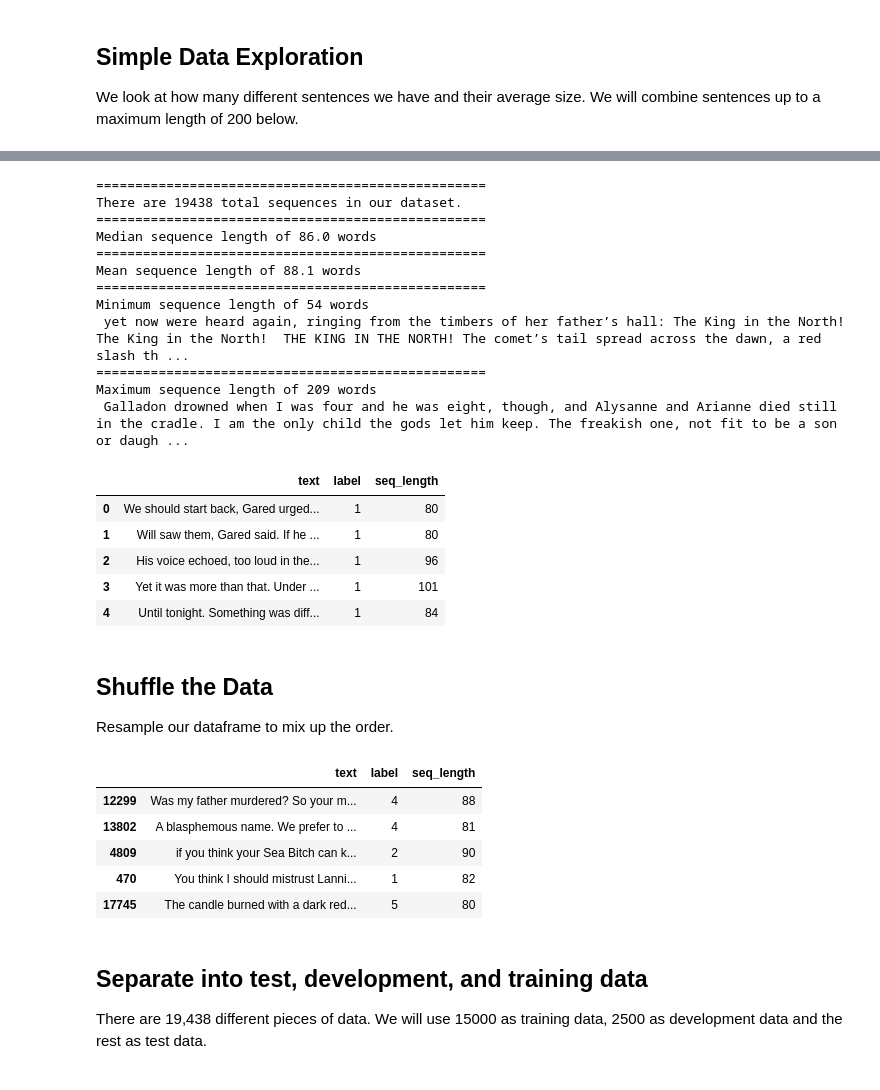
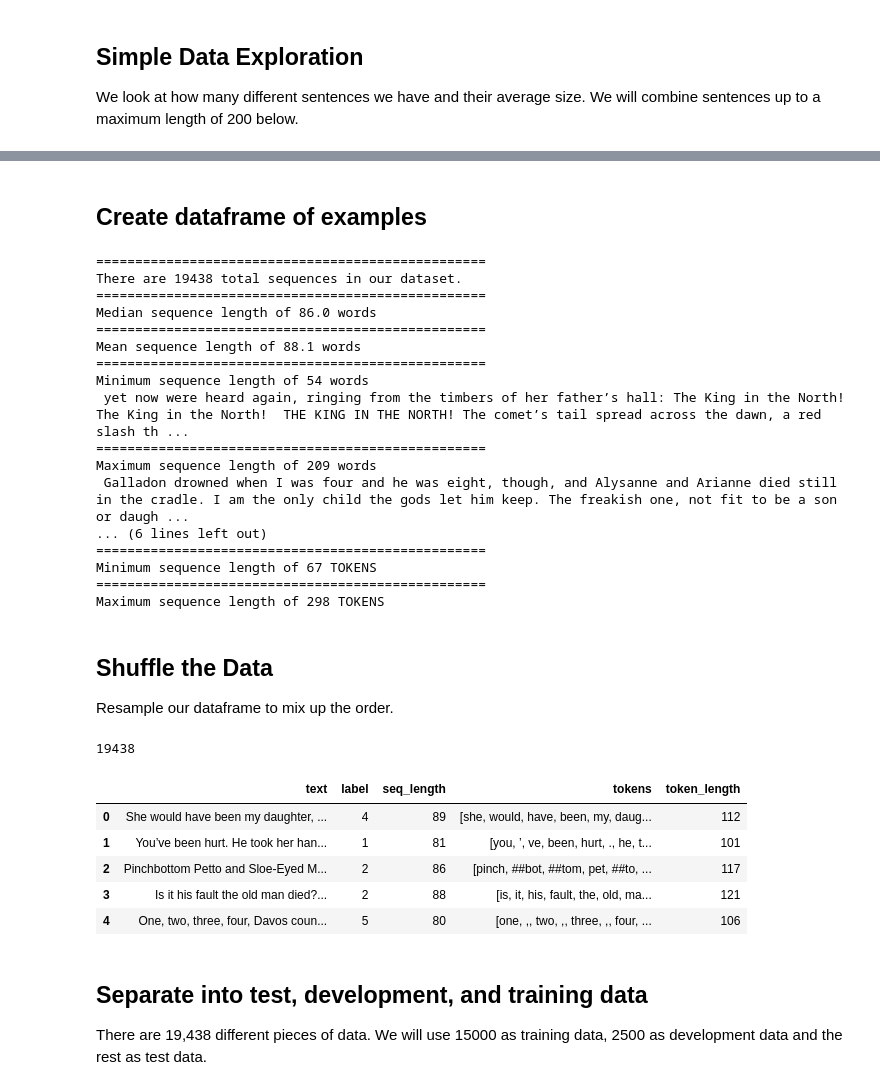
Before and after one commit to tomgoter/nlp_finalproject, a Jupyter notebook: generate_data.ipynb, the cells around one changed output, grey strips where cells are left out. Cells and saved outputs as stored; diff of their text form; code cells hidden in the pictures.

```diff
--- a/generate_data.ipynb
+++ b/generate_data.ipynb
@@ -23,8 +24,11 @@ line_sep = "="*50 + "\n"
 ## Create the Dataset
 This portion of the code basically brings in five text files, one for each Game of Thrones book. It loops over each line in each book and assesses whether the line is a chapter title. In Game of Thrones, chapter titles are character names. In each of the text files, chapter titles are presented as the only word on a new line and in all capital letters. Therefore, with some simple string operations we can generate a set of chapter labels. In all there are 17 unique chapter titles, including a "PROLOGUE" title.
 # %%
-# Assumes book text files are in current working directory
-book_files = sorted([book for book in os.listdir('./') if "got_book" in book])
+#
+data_path = './Data/raw_data/'
+
+#
+book_files = sorted([data_path + book for book in os.listdir(data_path) if "got_book" in book])
 
 print(line_sep + "Processing the following files:")
 for book in book_files:
@@ -125,7 +129,7 @@ sentence_ds = []
 
 # Create a spacy pipeline that tokenizes and sentencizes our chapters.
 sentencizer = nlp.create_pipe("sentencizer")
-# nlp.add_pipe(sentencizer)
+nlp.add_pipe(sentencizer)
 
 # Create counter for labels
 d = 0
@@ -228,12 +231,19 @@ while sents:
     groups.append((grouped_sent, df.loc[c].label))
     grouped_sent = ""
     x=0
+# %% [markdown]
+## Create dataframe of examples
+# %%
+group_df = pd.DataFrame(groups,columns=['text', 'label'])
+
+# Add sequence length to dataframe
+group_df['seq_length'] = group_df.text.map(lambda x: len(x.split()))
+
+# Tokenize and add length of sequences that will be used by the actual model
+tokenizer = tokenization.FullTokenizer('bert_pretrained/bert_base/vocab.txt')
+group_df['tokens'] = group_df.text.map(lambda x: tokenizer.tokenize(x))
+group_df['token_length'] = group_df.tokens.map(lambda x: len(x))
 # %%
-group_df = pd.DataFrame(groups,columns=['text', 'label'])
-
-# Add sequence length to dataframe
-group_df['seq_length'] = group_df.text.map(lambda x: len(x.split()))
-
 #
 print(line_sep+"There are {} total sequences in our dataset.".format(len(group_df)))
 print(line_sep+"Median sequence length of {} words".format(group_df.seq_length.median()))
@@ -242,6 +252,11 @@ print(line_sep+"Minimum sequence length of {} words".format(group_df.seq_length.
 print(group_df.iloc[group_df.seq_length.idxmin()].text)
 print(line_sep+"Maximum sequence length of {} words".format(group_df.seq_length.max()))
 print(group_df.iloc[group_df.seq_length.idxmax()].text)
+print(line_sep)
+print(line_sep+"Median sequence length of {} TOKENS".format(group_df.token_length.median()))
+print(line_sep+"Mean sequence length of {:.1f} TOKENS".format(group_df.token_length.mean()))
+print(line_sep+"Minimum sequence length of {} TOKENS".format(group_df.token_length.min()))
+print(line_sep+"Maximum sequence length of {} TOKENS".format(group_df.token_length.max()))
 # %% [output]
 ==================================================
 There are 19438 total sequences in our dataset.
@@ -255,25 +270,23 @@ Minimum sequence length of 54 words
 ==================================================
 Maximum sequence length of 209 words
  Galladon drowned when I was four and he was eight, though, and Alysanne and Arianne died still in the cradle. I am the only child the gods let him keep. The freakish one, not fit to be a son or daugh ...
+... (6 lines left out)
+==================================================
+Minimum sequence length of 67 TOKENS
+==================================================
+Maximum sequence length of 298 TOKENS
-# %%
-group_df.head()
-# %% [output]
-|  | text | label | seq_length |
-| 0 | We should start back, Gared urged... | 1 | 80 |
-| 1 | Will saw them, Gared said. If he ... | 1 | 80 |
-| 2 | His voice echoed, too loud in the... | 1 | 96 |
-| 3 | Yet it was more than that. Under ... | 1 | 101 |
-| 4 | Until tonight. Something was diff... | 1 | 84 |
 # %% [markdown]
 ## Shuffle the Data
 Resample our dataframe to mix up the order.
 # %%
-group_df = group_df.sample(frac=1.0)
+group_df = group_df.sample(frac=1.0).reset_index(drop=True)
+print(len(group_df))
 group_df.head(5)
 # %% [output]
+19438
-|  | text | label | seq_length |
-| 12299 | Was my father murdered? So your m... | 4 | 88 |
-| 13802 | A blasphemous name. We prefer to ... | 4 | 81 |
-| 4809 | if you think your Sea Bitch can k... | 2 | 90 |
-| 470 | You think I should mistrust Lanni... | 1 | 82 |
-| 17745 | The candle burned with a dark red... | 5 | 80 |
+|  | text | label | seq_length | tokens | token_length |
+| 0 | She would have been my daughter, ... | 4 | 89 | [she, would, have, been, my, daug... | 112 |
+| 1 | You’ve been hurt. He took her han... | 1 | 81 | [you, ’, ve, been, hurt, ., he, t... | 101 |
+| 2 | Pinchbottom Petto and Sloe-Eyed M... | 2 | 86 | [pinch, ##bot, ##tom, pet, ##to, ... | 117 |
+| 3 | Is it his fault the old man died?... | 2 | 88 | [is, it, his, fault, the, old, ma... | 121 |
+| 4 | One, two, three, four, Davos coun... | 5 | 80 | [one, ,, two, ,, three, ,, four, ... | 106 |
```
Also changed, not shown: parts of 14 cells of this notebook, 33 other files.
